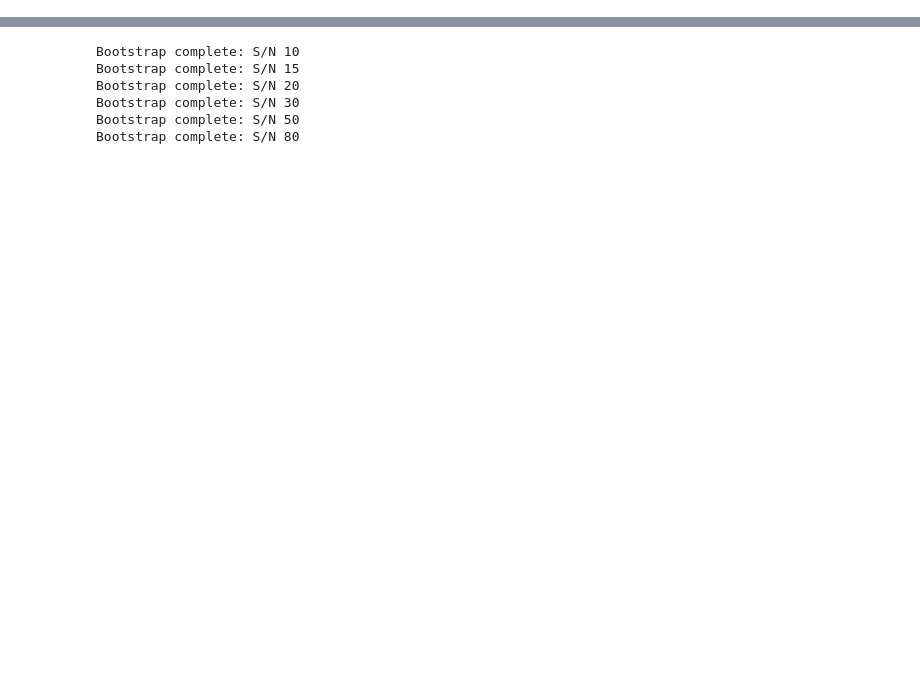
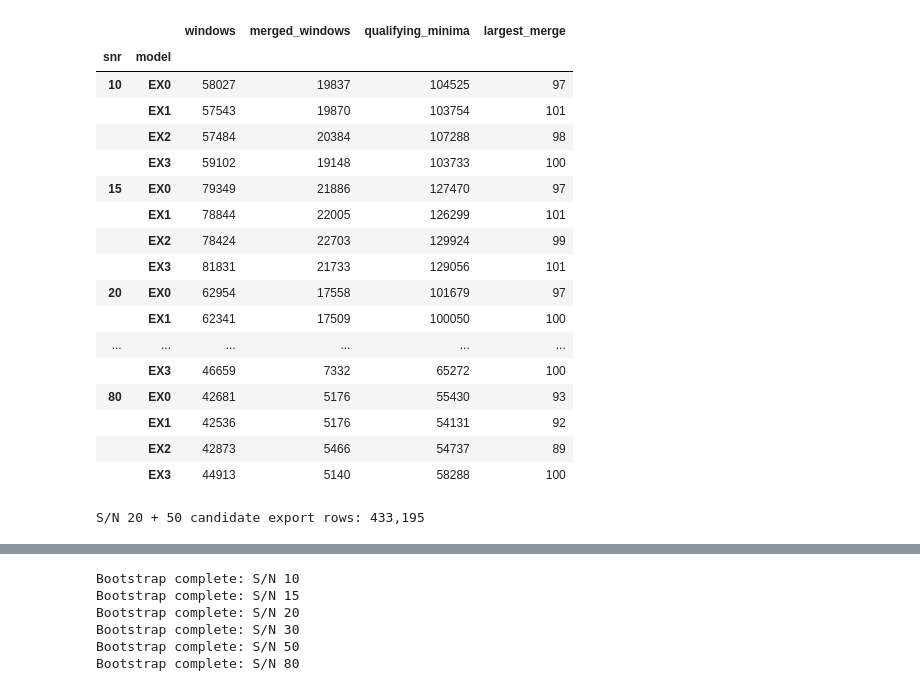
Before and after one commit to gogoi7/lya_forest_ml, a Jupyter notebook: notebooks/cos_strong_absorbers.ipynb, the cells around one changed output, grey strips where cells are left out. Drawn from its saved outputs; the diff is of its cells as text; code cells hidden in the pictures; blank space fills up the shorter version.

```diff
--- a/notebooks/cos_strong_absorbers.ipynb
+++ b/notebooks/cos_strong_absorbers.ipynb
@@ -224,11 +274,15 @@ for m, model in enumerate(MODELS):
         for r, seed in enumerate(NOISE_SEEDS):
             # Preserve exact S/N sweep draws: noise on all LOS, original order.
             noisy_all = sweep.add_noise(clean_all, snr, model=model, noise_seed=seed)
-            records = {key: [] for key in ("windows", "clean_windows_at_noisy_centers", "los_id",
-                                          "center_pixel", "fmin", "significance", "wraps_boundary",
-                                          "nearest_detection_kms")}
+            records = {key: [] for key in (
+                "windows", "clean_windows_at_noisy_centers", "los_id",
+                "center_pixel", "fmin", "significance", "wraps_boundary",
+                "nearest_detection_kms", "n_merged",
+            )}
             for los in used_los:
-                centers, fs, es = detect_minima(noisy_all[los], sigma, dv)
+                centers, fs, es, n_merged = detect_minima(
+                    noisy_all[los], sigma, dv
+                )
                 n = len(centers)
                 if n == 0:
                     continue
@@ -241,6 +295,7 @@ for m, model in enumerate(MODELS):
                 records["los_id"].append(np.full(n, los, dtype=np.int32))
                 records["center_pixel"].append(centers.astype(np.int16))
                 records["fmin"].append(fmin)
+                records["n_merged"].append(n_merged)
                 records["significance"].append((1-fmin) / es[centers])
                 records["wraps_boundary"].append((centers+offsets[0] < 0) | (centers+offsets[-1] >= n_pixel))
                 sep = np.abs(centers[:, None] - centers[None, :])
@@ -262,11 +317,18 @@ for m, model in enumerate(MODELS):
             else:
                 data = {"windows": np.empty((0, n_window), dtype=np.float32),
                         "clean_windows_at_noisy_centers": np.empty((0, n_window), dtype=np.float32)}
-                for key, dtype in (("los_id", "i4"), ("center_pixel", "i2"), ("fmin", "f8"),
-                                   ("significance", "f8"), ("wraps_boundary", "?"),
-                                   ("nearest_detection_kms", "f8")):
+                for key, dtype in (
+                    ("los_id", "i4"),
+                    ("center_pixel", "i2"),
+                    ("fmin", "f8"),
+                    ("significance", "f8"),
+                    ("wraps_boundary", "?"),
+                    ("nearest_detection_kms", "f8"),
+                    ("n_merged", "i4"),
+                ):
                     data[key] = np.empty(0, dtype=dtype)
             n = len(data["los_id"])
+            assert data["n_merged"].shape == (n,), "Merge counts must match windows."
             data.update({
                 "labels": np.full(n, m, dtype=np.int8),
                 "group_id": data["los_id"],
@@ -308,5 +370,30 @@ for split_code in (0, 1):
         raise RuntimeError("Window split leakage.")
 print(f"\nTotal exported examples: {len(catalog['labels']):,}; grid centres: {velocity[0]:.3f} to {velocity[-1]:.3f} km/s.")
 print("EW integration uses exactly -300 to +300 km/s, including partial edge bins.")
+
+assert np.all(catalog["n_merged"] >= 1)
+
+merge_summary = (
+    pd.DataFrame({
+        "snr": catalog["snr_resel"],
+        "model": np.asarray(MODELS)[catalog["labels"]],
+        "n_merged": catalog["n_merged"],
+    })
+    .groupby(["snr", "model"], sort=True)
+    .agg(
+        windows=("n_merged", "size"),
+        merged_windows=("n_merged", lambda x: int((x > 1).sum())),
+        qualifying_minima=("n_merged", "sum"),
+        largest_merge=("n_merged", "max"),
+    )
+)
+
+print("Counts below include all three noise realizations.")
+display(merge_summary)
+
+n_export_candidates = int(
+    np.isin(catalog["snr_resel"], [20, 50]).sum()
+)
+print(f"S/N 20 + 50 candidate export rows: {n_export_candidates:,}")
 # %% [output]
 EX0: reused EX0.npz
@@ -328,0 +416,19 @@ EW integration uses exactly -300 to +300 km/s, including partial edge bins.
+|  |  | windows | merged_windows | qualifying_minima | largest_merge |
+| snr | model |  |  |  |  |
+| 10 | EX0 | 58027 | 19837 | 104525 | 97 |
+|  | EX1 | 57543 | 19870 | 103754 | 101 |
+|  | EX2 | 57484 | 20384 | 107288 | 98 |
+|  | EX3 | 59102 | 19148 | 103733 | 100 |
+| 15 | EX0 | 79349 | 21886 | 127470 | 97 |
+|  | EX1 | 78844 | 22005 | 126299 | 101 |
+|  | EX2 | 78424 | 22703 | 129924 | 99 |
+|  | EX3 | 81831 | 21733 | 129056 | 101 |
+| 20 | EX0 | 62954 | 17558 | 101679 | 97 |
+|  | EX1 | 62341 | 17509 | 100050 | 100 |
+| ... | ... | ... | ... | ... | ... |
+|  | EX3 | 46659 | 7332 | 65272 | 100 |
+| 80 | EX0 | 42681 | 5176 | 55430 | 93 |
+|  | EX1 | 42536 | 5176 | 54131 | 92 |
+|  | EX2 | 42873 | 5466 | 54737 | 89 |
+|  | EX3 | 44913 | 5140 | 58288 | 100 |
+S/N 20 + 50 candidate export rows: 433,195
```
Also changed, not shown: parts of 8 cells of this notebook, 10 other files.
